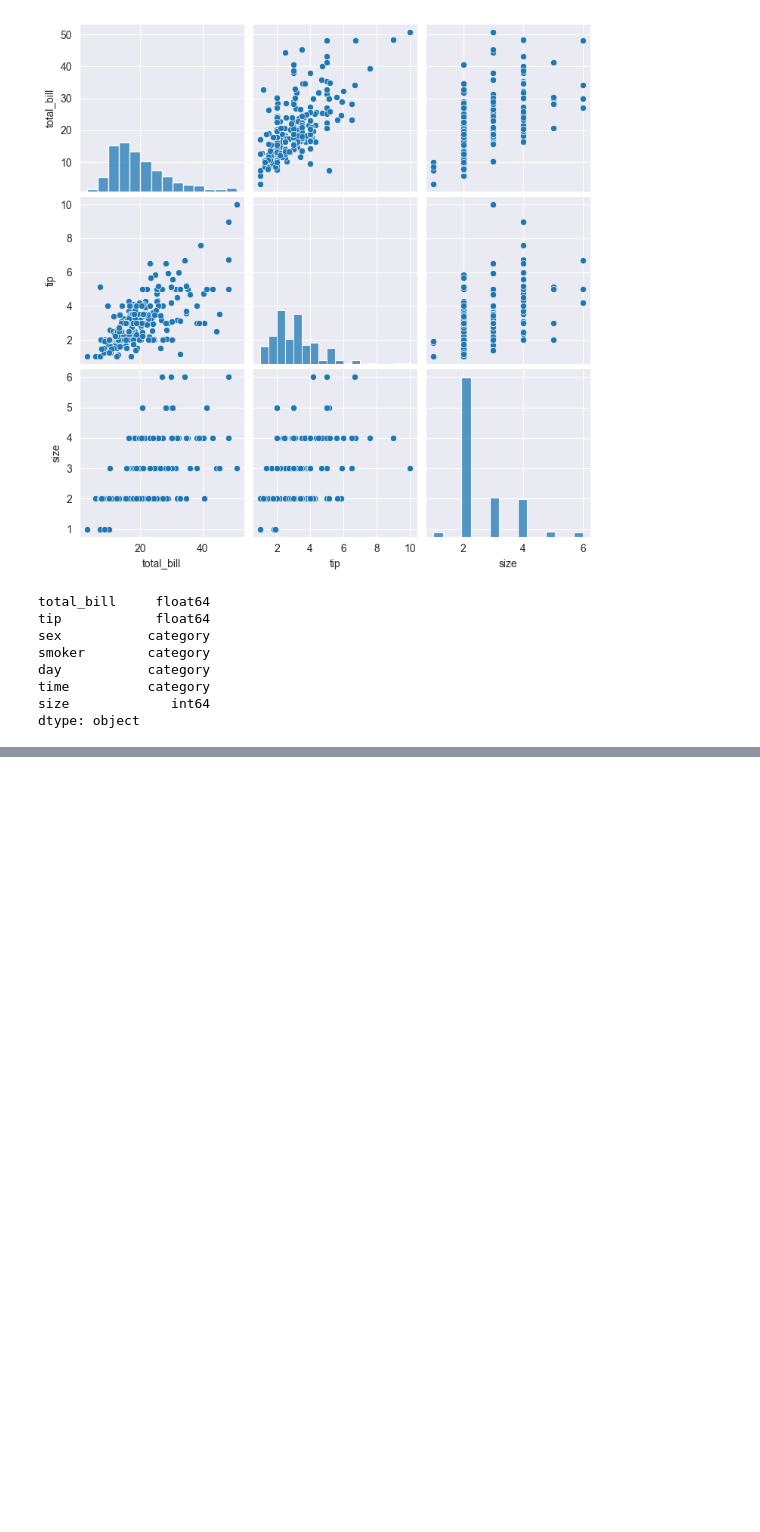
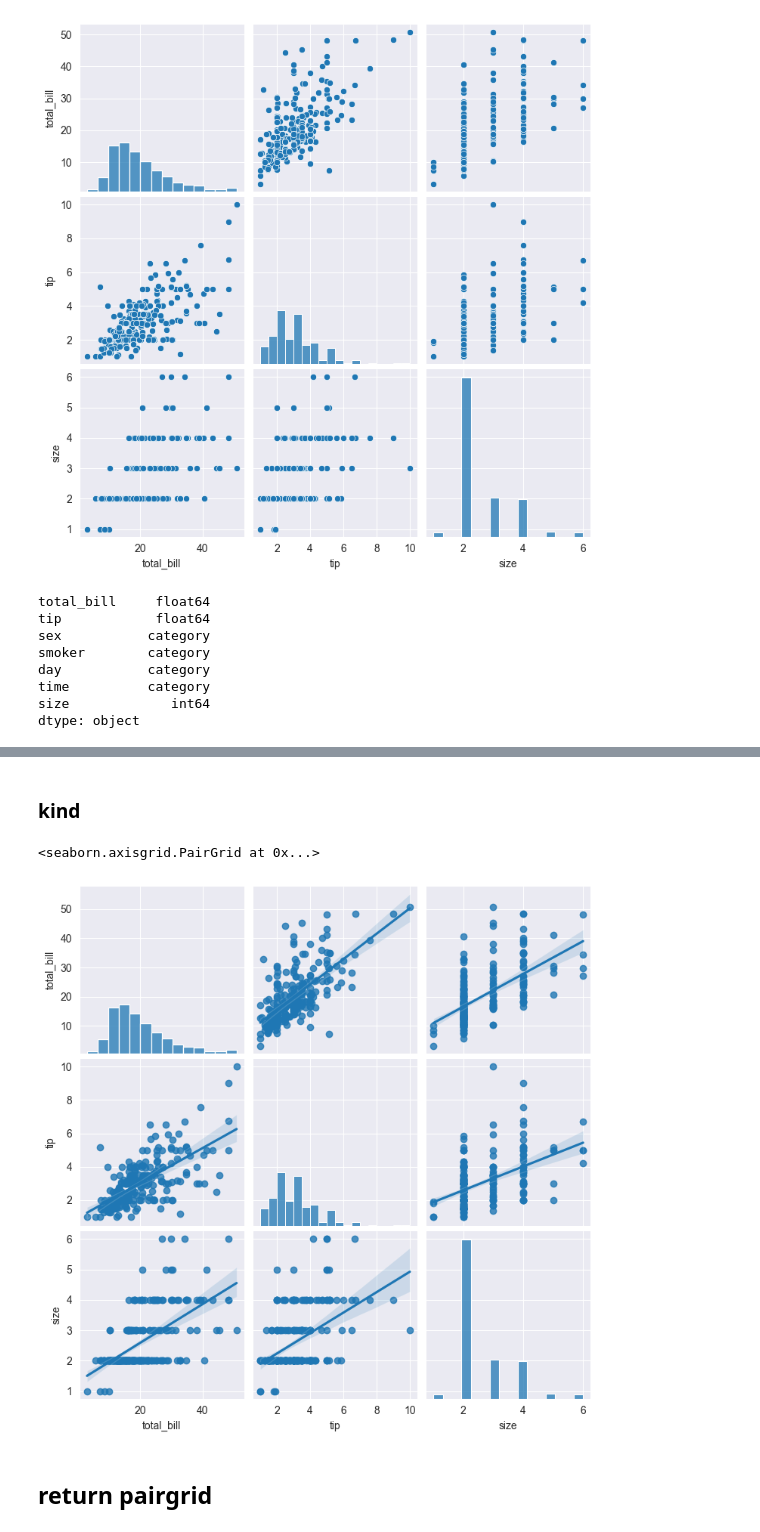
Before and after one commit to JOMYYYYYY/seaborn-projects, a Jupyter notebook: pairplot.ipynb, the cells around one changed output, grey strips where cells are left out. Drawn from its saved outputs; the diff is of its cells as text; code cells hidden in the pictures; blank space fills up the shorter version.

```diff
--- a/pairplot.ipynb
+++ b/pairplot.ipynb
@@ -42,0 +52,9 @@ dtype: object
+# %% [markdown]
+### kind
+# %%
+sns.pairplot(tips, kind='reg')
+# %% [output]
+<seaborn.axisgrid.PairGrid at 0x...>
+[figure, added]
+# %% [markdown]
+## return pairgrid
```
Also changed, not shown: parts of 27 cells of this notebook.
